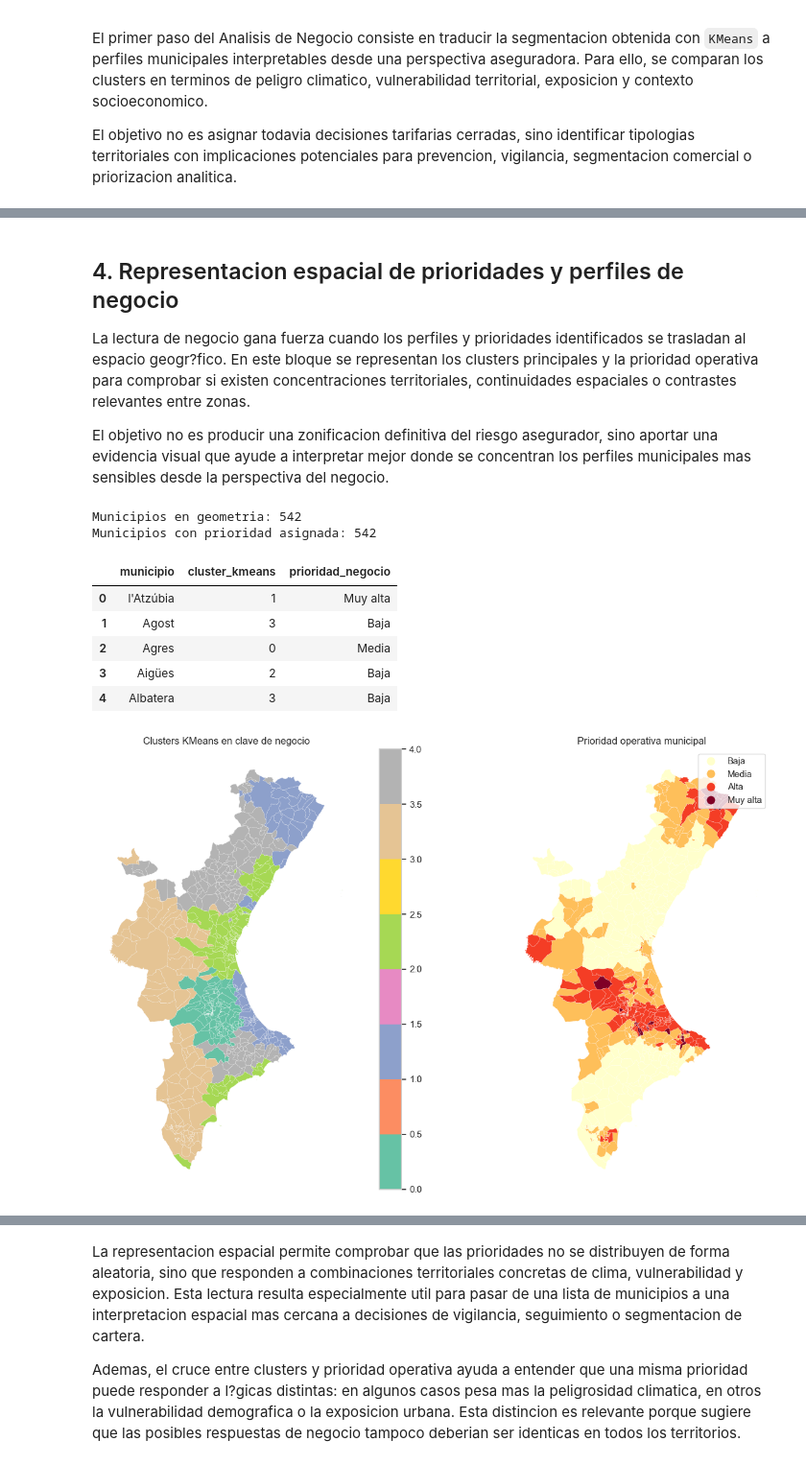
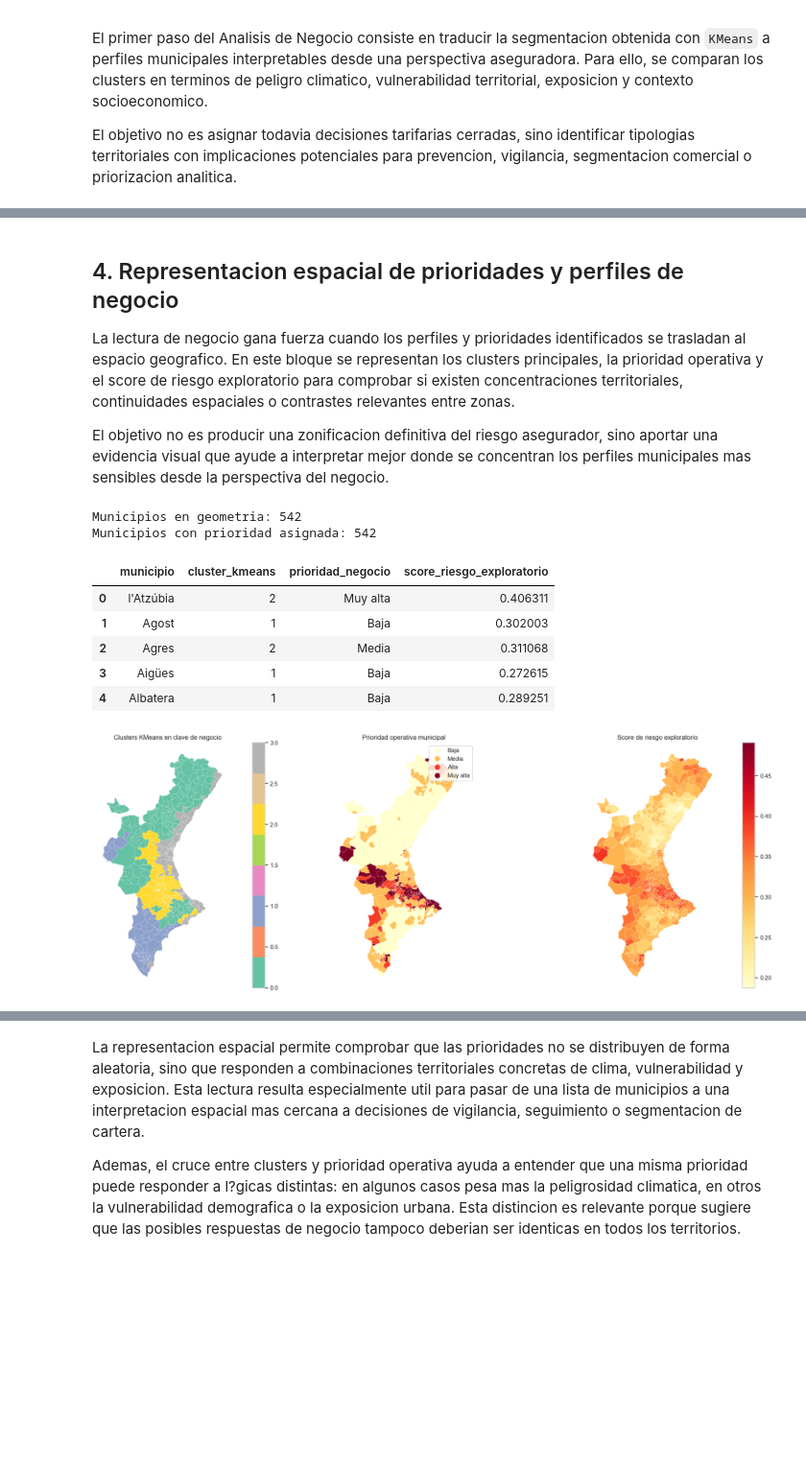
Before and after one commit to gonzalolarriba/modelo-geoespacial-riesgo-climatico, a Jupyter notebook: notebooks/notebook_5_an_negocio.ipynb, the cells around one changed output, grey strips where cells are left out. Shown at 96% size. Saved outputs shown, nothing was run; the diff lists cells and outputs as text; code cells hidden in the pictures; blank space fills up the shorter version.

Commit message:
feat(business): align business analysis with enriched segmentation

```diff
--- a/notebooks/notebook_5_an_negocio.ipynb
+++ b/notebooks/notebook_5_an_negocio.ipynb
@@ -131,13 +157,16 @@ display(cluster_business_summary)
 # %%
 cluster_business_labels = {
-    0: "Peligro climatico alto y vulnerabilidad media",
-    1: "Peligro alto con viento destacado",
-    2: "Exposicion urbana densa y menor envejecimiento",
-    3: "Calor y vulnerabilidad territorial elevada",
-    4: "Interior envejecido y altitud alta",
+    0: "Interior envejecido y baja exposicion construida",
+    1: "Calor y sequedad elevados con vulnerabilidad media",
+    2: "Peligro climatico alto con exposicion moderada",
+    3: "Exposicion urbana alta y baja altitud",
 }
 
 df_seg["perfil_negocio_kmeans"] = df_seg["cluster_kmeans"].map(cluster_business_labels)
+
+if df_seg["perfil_negocio_kmeans"].isna().any():
+    missing_clusters = sorted(df_seg.loc[df_seg["perfil_negocio_kmeans"].isna(), "cluster_kmeans"].unique().tolist())
+    raise ValueError(f"Faltan etiquetas de negocio para clusters: {missing_clusters}")
 
 cluster_label_table = (
     df_seg[["cluster_kmeans", "perfil_negocio_kmeans"]]
@@ -349,7 +424,7 @@ Desde la perspectiva aseguradora, esta tipologia puede servir como base para ord
 # %% [markdown]
 ## 4. Representacion espacial de prioridades y perfiles de negocio
 
-La lectura de negocio gana fuerza cuando los perfiles y prioridades identificados se trasladan al espacio geogr?fico. En este bloque se representan los clusters principales y la prioridad operativa para comprobar si existen concentraciones territoriales, continuidades espaciales o contrastes relevantes entre zonas.
+La lectura de negocio gana fuerza cuando los perfiles y prioridades identificados se trasladan al espacio geografico. En este bloque se representan los clusters principales, la prioridad operativa y el score de riesgo exploratorio para comprobar si existen concentraciones territoriales, continuidades espaciales o contrastes relevantes entre zonas.
 
 El objetivo no es producir una zonificacion definitiva del riesgo asegurador, sino aportar una evidencia visual que ayude a interpretar mejor donde se concentran los perfiles municipales mas sensibles desde la perspectiva del negocio.
 # %%
@@ -362,9 +437,10 @@ gdf_business = gpd.read_file(MUNICIPIOS_GEO_FILE).merge(
             "cluster_kmeans",
             "perfil_negocio_kmeans",
             "prioridad_negocio",
-            "score_riesgo_preliminar",
-            "score_peligro_climatico",
-            "score_vulnerabilidad",
+            riesgo_col,
+            peligro_col,
+            vulnerabilidad_col,
+            exposicion_col,
         ]
     ],
     on=["municipio", "CODNUT2", "CODNUT3"],
@@ -373,16 +449,16 @@ gdf_business = gpd.read_file(MUNICIPIOS_GEO_FILE).merge(
 
 print("Municipios en geometria:", len(gdf_business))
 print("Municipios con prioridad asignada:", gdf_business["prioridad_negocio"].notna().sum())
-display(gdf_business[["municipio", "cluster_kmeans", "prioridad_negocio"]].head())
+display(gdf_business[["municipio", "cluster_kmeans", "prioridad_negocio", riesgo_col]].head())
 # %% [output]
 Municipios en geometria: 542
 Municipios con prioridad asignada: 542
-|  | municipio | cluster_kmeans | prioridad_negocio |
-| 0 | l'Atzúbia | 1 | Muy alta |
-| 1 | Agost | 3 | Baja |
-| 2 | Agres | 0 | Media |
-| 3 | Aigües | 2 | Baja |
-| 4 | Albatera | 3 | Baja |
+|  | municipio | cluster_kmeans | prioridad_negocio | score_riesgo_exploratorio |
+| 0 | l'Atzúbia | 2 | Muy alta | 0.406311 |
+| 1 | Agost | 1 | Baja | 0.302003 |
+| 2 | Agres | 2 | Media | 0.311068 |
+| 3 | Aigües | 1 | Baja | 0.272615 |
+| 4 | Albatera | 1 | Baja | 0.289251 |
 # %%
 map_priority_order = ["Baja", "Media", "Alta", "Muy alta"]
 gdf_business["prioridad_negocio"] = pd.Categorical(
@@ -391,36 +467,48 @@ gdf_business["prioridad_negocio"] = pd.Categorical(
     ordered=True,
 )
 
-fig, axes = plt.subplots(1, 2, figsize=(16, 8))
+fig, axes = plt.subplots(1, 3, figsize=(20, 7))
 
 gdf_business.plot(
     column="cluster_kmeans",
     cmap="Set2",
     legend=True,
     ax=axes[0],
     linewidth=0.15,
     edgecolor="white",
     missing_kwds={"color": "lightgrey", "label": "Sin datos"},
 )
 axes[0].set_title("Clusters KMeans en clave de negocio")
 axes[0].axis("off")
 
 gdf_business.plot(
     column="prioridad_negocio",
     cmap="YlOrRd",
     legend=True,
     ax=axes[1],
     linewidth=0.15,
     edgecolor="white",
     missing_kwds={"color": "lightgrey", "label": "Sin datos"},
 )
 axes[1].set_title("Prioridad operativa municipal")
 axes[1].axis("off")
 
+gdf_business.plot(
+    column=riesgo_col,
+    cmap="YlOrRd",
+    legend=True,
+    ax=axes[2],
+    linewidth=0.15,
+    edgecolor="white",
+    missing_kwds={"color": "lightgrey", "label": "Sin datos"},
+)
+axes[2].set_title("Score de riesgo exploratorio")
+axes[2].axis("off")
+
 plt.tight_layout()
 plt.show()
 # %% [output]
-[figure, old version]
+[figure, new version]
 # %%
 priority_by_cluster = (
     df_seg.groupby(["cluster_kmeans", "prioridad_negocio"], observed=False)
```
Also changed, not shown: parts of 19 cells of this notebook.
